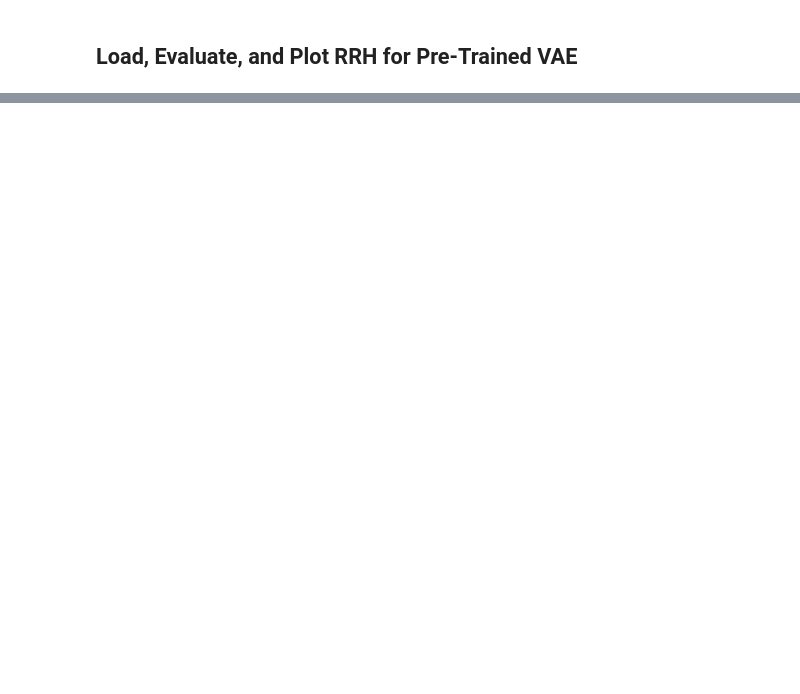
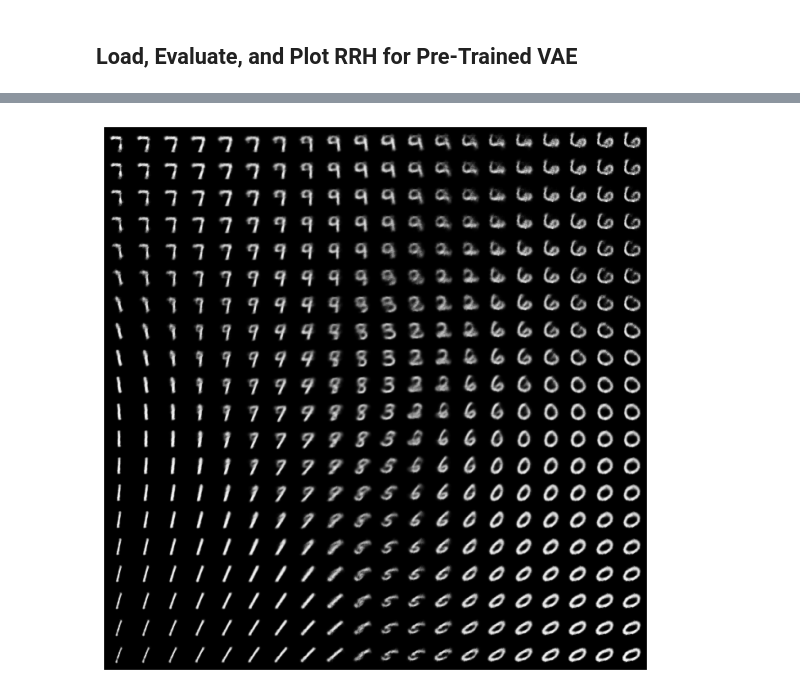
Before and after one commit to harvey2phase/rrh-MNIST, a Jupyter notebook: RRH_MNIST.ipynb, the cells around one changed output, grey strips where cells are left out. Cells and saved outputs as stored; diff of their text form; code cells hidden in the pictures; blank space fills up the shorter version.

```diff
--- a/RRH_MNIST.ipynb
+++ b/RRH_MNIST.ipynb
@@ -509,0 +614,4 @@ plot_rrh(gammas, alphas, betas)
+# %%
+visualize_latent_space(vae2)
+# %% [output]
+[figure, added]
```
Also changed, not shown: parts of 27 cells of this notebook.
